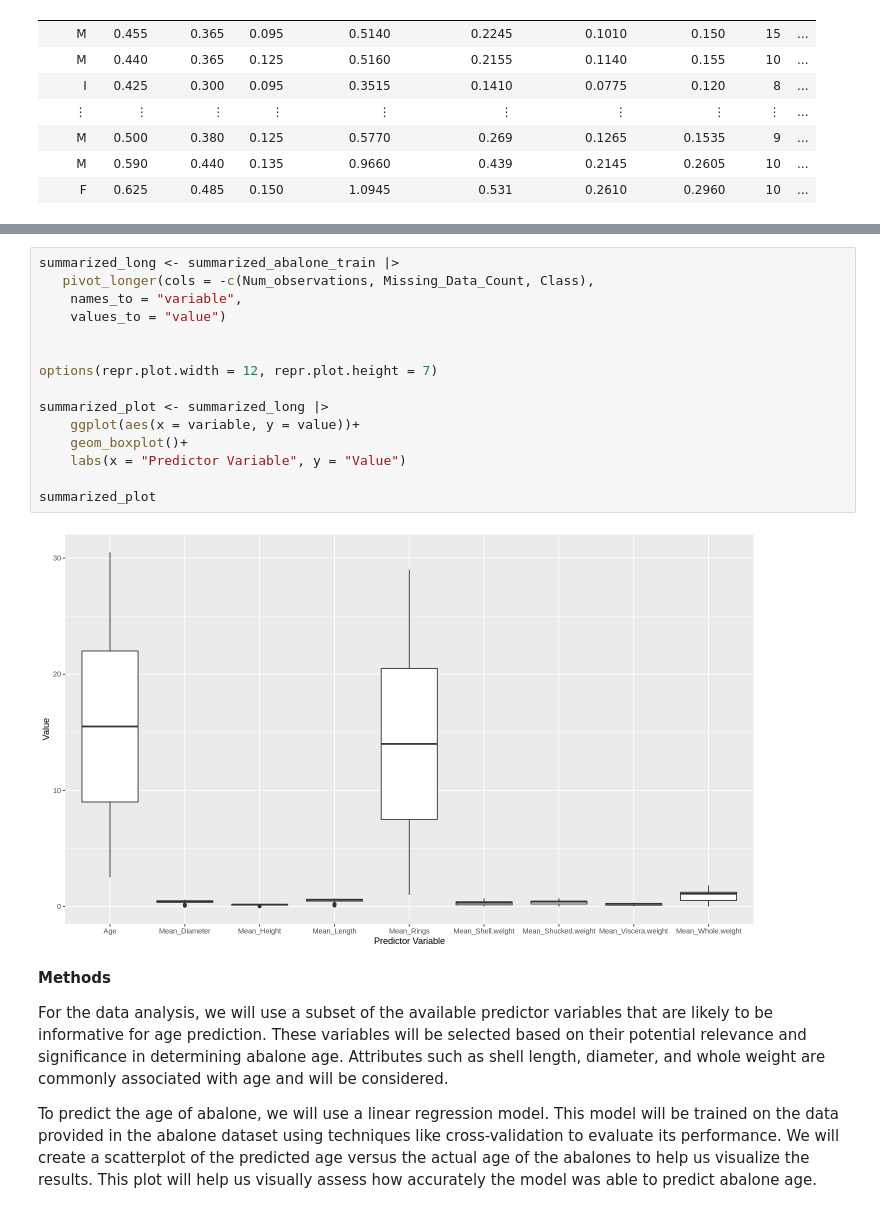
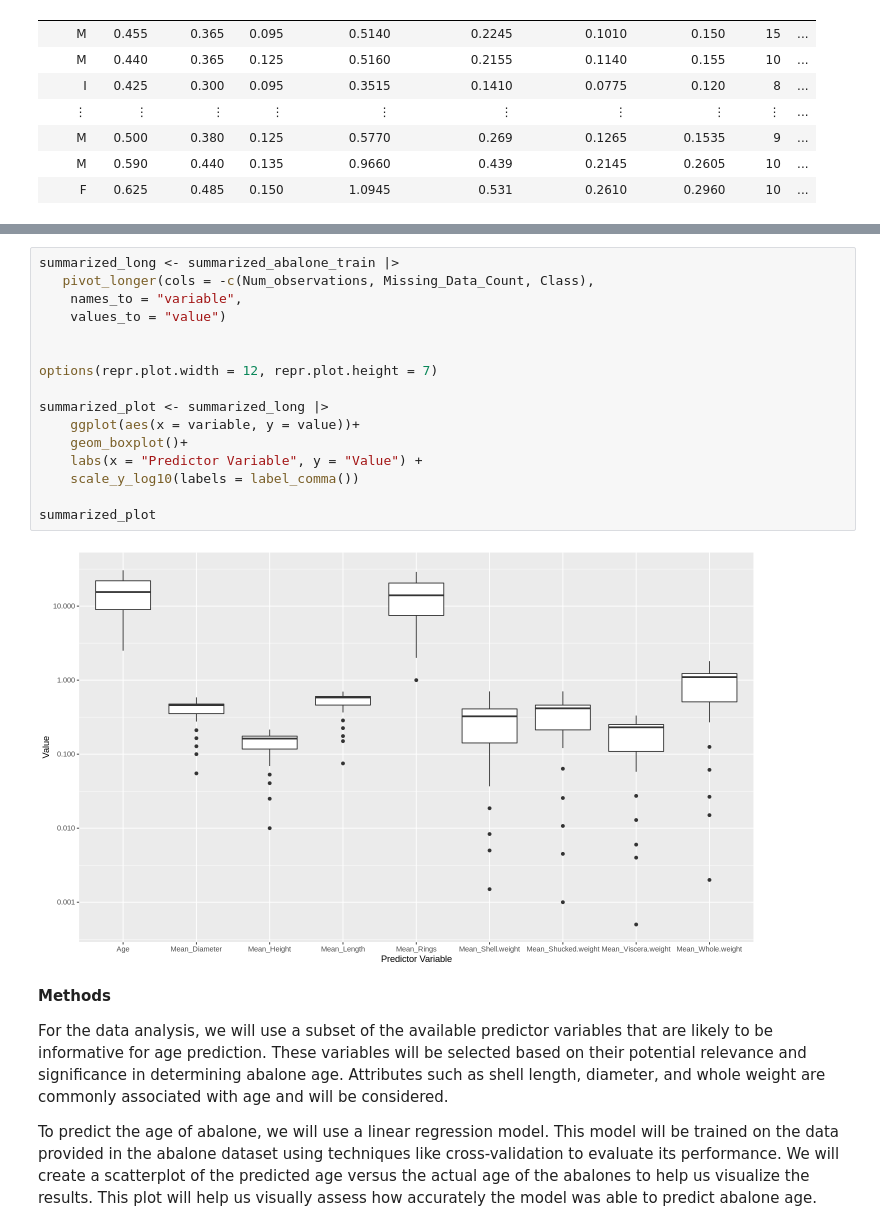
Before and after one commit to joycecoww/dsci100-proj-group62, a Jupyter notebook: Main Proposal.ipynb, the cells around one changed output, grey strips where cells are left out. Saved outputs shown, nothing was run; the diff lists cells and outputs as text.

Commit message:
scaled with log

```diff
--- a/Main Proposal.ipynb
+++ b/Main Proposal.ipynb
@@ -133,20 +133,21 @@ A tibble: 27 × 12
 # %%
 summarized_long <- summarized_abalone_train |>
    pivot_longer(cols = -c(Num_observations, Missing_Data_Count, Class),
     names_to = "variable",
     values_to = "value")
 
 
 options(repr.plot.width = 12, repr.plot.height = 7)
 
 summarized_plot <- summarized_long |>
     ggplot(aes(x = variable, y = value))+
     geom_boxplot()+
-    labs(x = "Predictor Variable", y = "Value")
+    labs(x = "Predictor Variable", y = "Value") +
+    scale_y_log10(labels = label_comma())
 
 summarized_plot
 # %% [output]
-[figure, old version]
+[figure, new version]
 # %% [markdown]
 **Methods**
 
```
Also changed, not shown: parts of 1 cell of this notebook.
